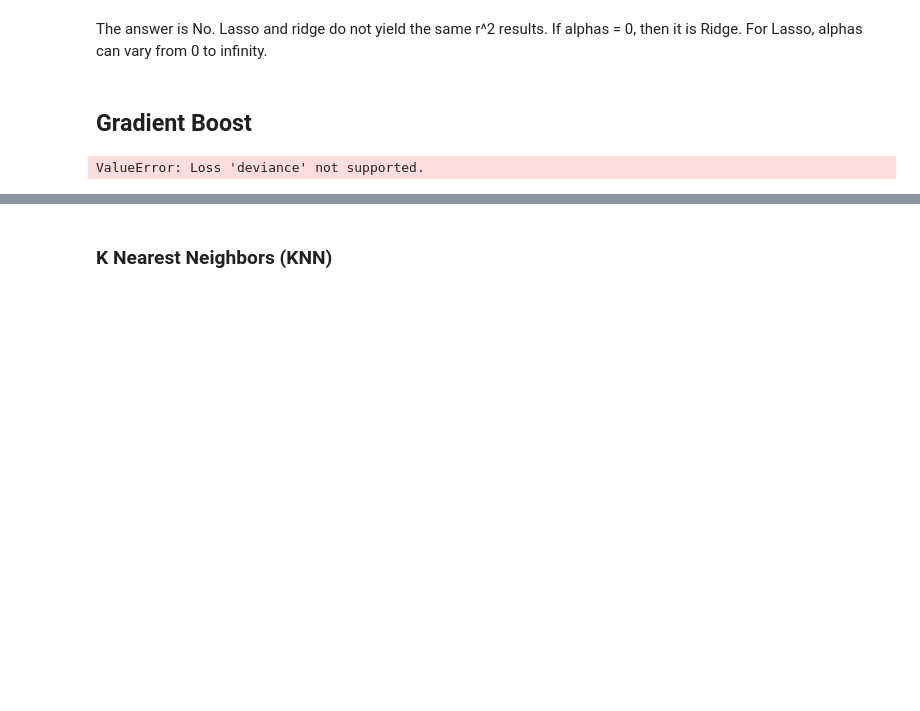
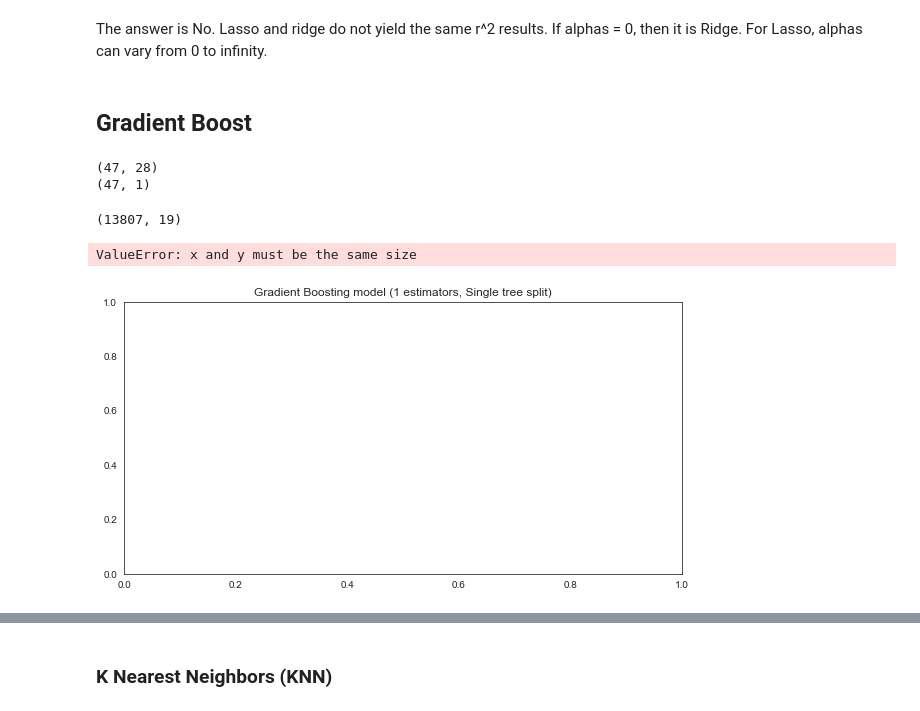
Before and after one commit to Heathocha/The-3-E-s, a Jupyter notebook: The 3 E's-Main.ipynb, the cells around one changed output, grey strips where cells are left out. Cells and saved outputs as stored; diff of their text form; code cells hidden in the pictures; blank space fills up the shorter version.

```diff
--- a/The 3 E's-Main.ipynb
+++ b/The 3 E's-Main.ipynb
@@ -932,7 +932,7 @@ from sklearn.metrics import mean_squared_error
 # We'll make 500 iterations, use 2-deep trees, and set our loss function.
 params = {'n_estimators': 500,
           'max_depth': 2,
-          'loss': 'deviance'}
+          'loss': 'ls'}
 
 # Initialize and fit the model.
 clf = ensemble.GradientBoostingRegressor(**params)
@@ -940,27 +940,38 @@ clf.fit(Xtest, ytest)
 
 predict_train = radm.predict(Xtrain)
 predict_test = radm.predict(Xtest)
-
-# Accuracy tables.
-table_train = pd.crosstab(ytrain, predict_train, margins=True)
-table_test = pd.crosstab(ytest, predict_test, margins=True)
-
-train_tI_errors = table_train.loc[0.0,1.0] / table_train.loc['All','All']
-train_tII_errors = table_train.loc[1.0,0.0] / table_train.loc['All','All']
-
-test_tI_errors = table_test.loc[0.0,1.0]/table_test.loc['All','All']
-test_tII_errors = table_test.loc[1.0,0.0]/table_test.loc['All','All']
-
-print((
-    'Training set accuracy:\n'
-    'Percent Type I errors: {}\n'
-    'Percent Type II errors: {}\n\n'
-    'Test set accuracy:\n'
-    'Percent Type I errors: {}\n'
-    'Percent Type II errors: {}'
-).format(train_tI_errors, train_tII_errors, test_tI_errors, test_tII_errors))
-# %% [output]
-ValueError: Loss 'deviance' not supported.
+# %%
+print(Xtest.shape)
+(13807, 18)
+print(ytest.shape)
+(13807, 19)
+# %% [output]
+(47, 28)
+(47, 1)
+(13807, 19)
+# %%
+from sklearn import ensemble
+from sklearn import datasets
+from sklearn.utils import shuffle
+from sklearn.metrics import mean_squared_error
+
+# We'll make 500 iterations, use 2-deep trees, and set our loss function.
+params = {'n_estimators': 500,
+          'max_depth': 2,
+          'loss': 'ls'}
+
+gradient_boosting_regressor = ensemble.GradientBoostingRegressor(**params)
+
+gradient_boosting_regressor.fit(Xtest, ytest)
+
+plt.figure(figsize=(10, 5))
+plt.title('Gradient Boosting model (1 estimators, Single tree split)')
+plt.scatter(Xtest,ytest)
+plt.plot(Xtest, gradient_boosting_regressor.predict(Xtest), color='r')
+plt.show()
+# %% [output]
+ValueError: x and y must be the same size
+[figure, added]
 # %%
 feature_importance = clf.feature_importances_
 
```
Also changed, not shown: parts of 19 cells of this notebook.
